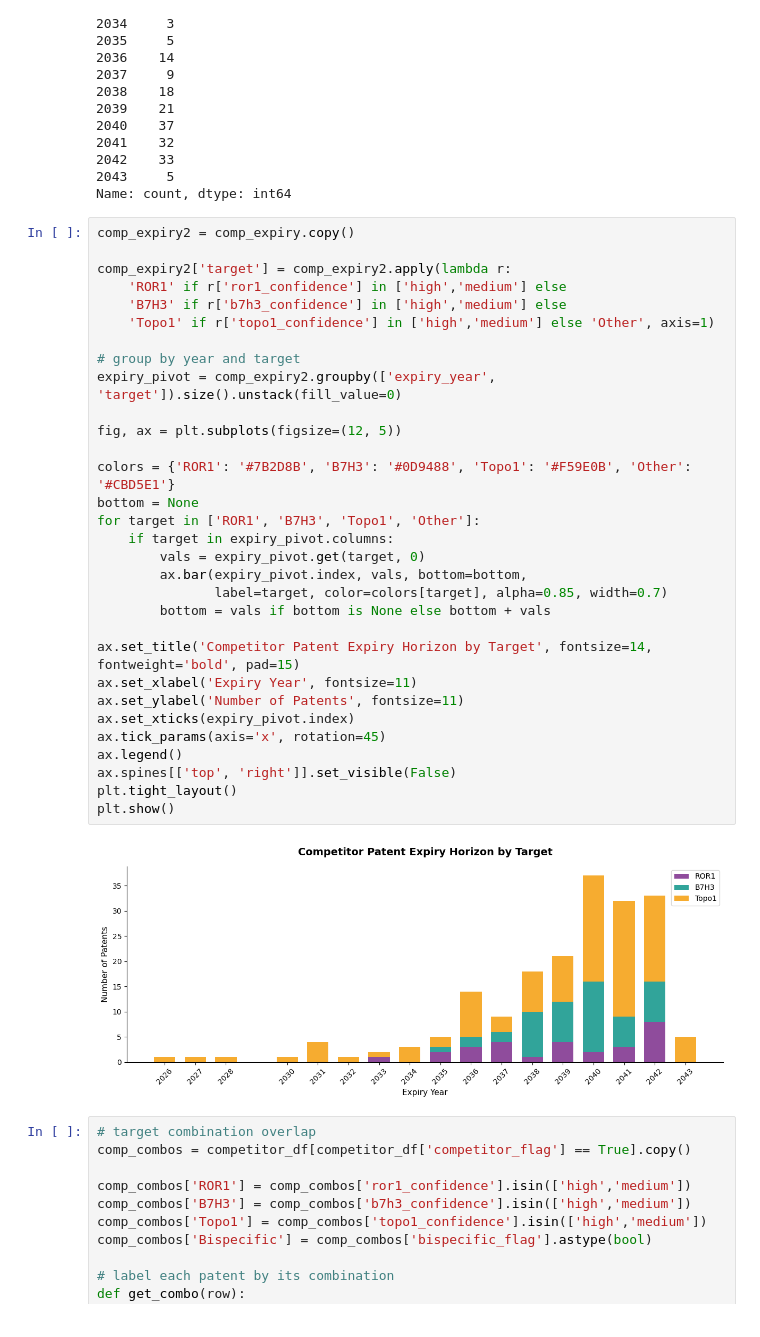
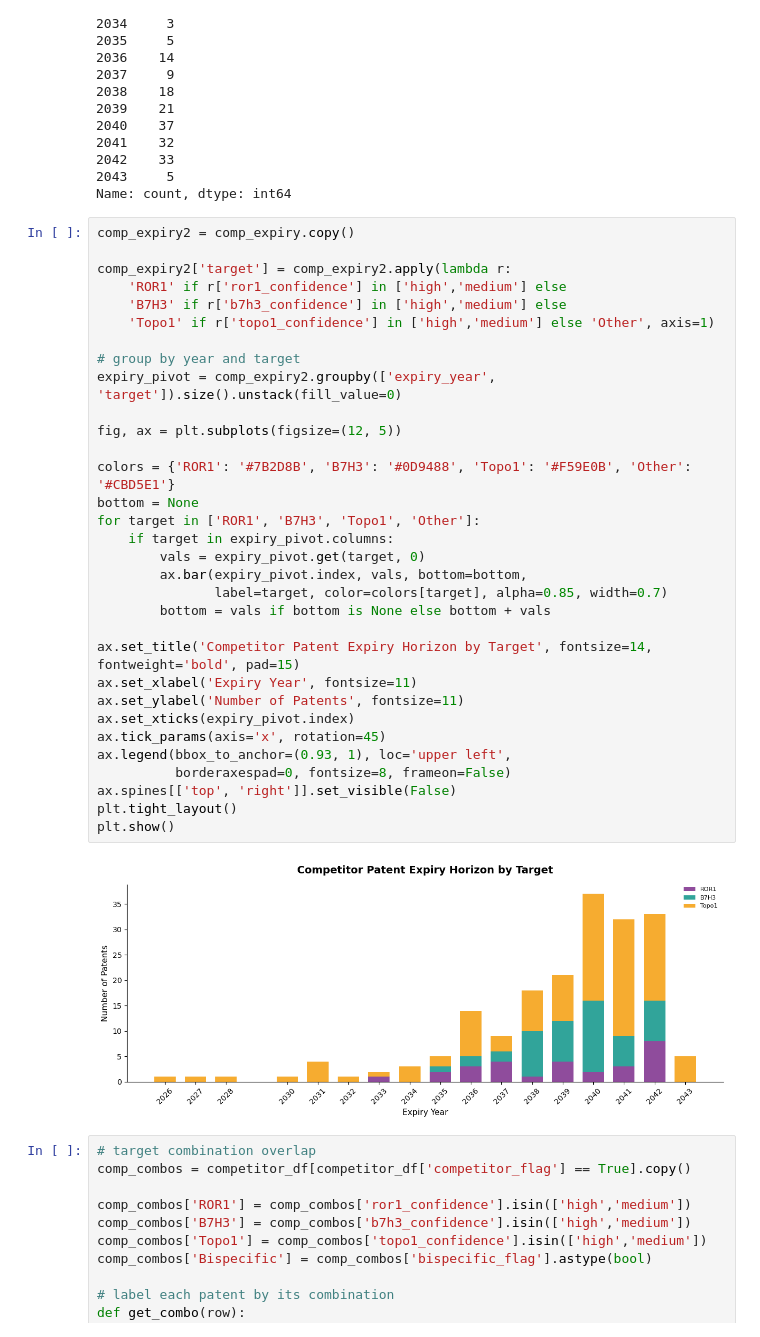
Before and after one commit to yuying-fan/NEOK001-Strategy, a Jupyter notebook: notebooks/04_direct_NEOK001_competitors.ipynb, the cells around one changed output. Cells and saved outputs as stored; diff of their text form.

```diff
--- a/notebooks/04_direct_NEOK001_competitors.ipynb
+++ b/notebooks/04_direct_NEOK001_competitors.ipynb
@@ -766,35 +766,36 @@ Name: count, dtype: int64
 comp_expiry2 = comp_expiry.copy()
 
 comp_expiry2['target'] = comp_expiry2.apply(lambda r:
     'ROR1' if r['ror1_confidence'] in ['high','medium'] else
     'B7H3' if r['b7h3_confidence'] in ['high','medium'] else
     'Topo1' if r['topo1_confidence'] in ['high','medium'] else 'Other', axis=1)
 
 # group by year and target
 expiry_pivot = comp_expiry2.groupby(['expiry_year', 'target']).size().unstack(fill_value=0)
 
 fig, ax = plt.subplots(figsize=(12, 5))
 
 colors = {'ROR1': '#7B2D8B', 'B7H3': '#0D9488', 'Topo1': '#F59E0B', 'Other': '#CBD5E1'}
 bottom = None
 for target in ['ROR1', 'B7H3', 'Topo1', 'Other']:
     if target in expiry_pivot.columns:
         vals = expiry_pivot.get(target, 0)
         ax.bar(expiry_pivot.index, vals, bottom=bottom,
                label=target, color=colors[target], alpha=0.85, width=0.7)
         bottom = vals if bottom is None else bottom + vals
 
 ax.set_title('Competitor Patent Expiry Horizon by Target', fontsize=14, fontweight='bold', pad=15)
 ax.set_xlabel('Expiry Year', fontsize=11)
 ax.set_ylabel('Number of Patents', fontsize=11)
 ax.set_xticks(expiry_pivot.index)
 ax.tick_params(axis='x', rotation=45)
-ax.legend()
+ax.legend(bbox_to_anchor=(0.93, 1), loc='upper left',
+          borderaxespad=0, fontsize=8, frameon=False)
 ax.spines[['top', 'right']].set_visible(False)
 plt.tight_layout()
 plt.show()
 # %% [output]
-[figure, old version]
+[figure, new version]
 # %%
 # target combination overlap
 comp_combos = competitor_df[competitor_df['competitor_flag'] == True].copy()
```
Also changed, not shown: 4 other files.
